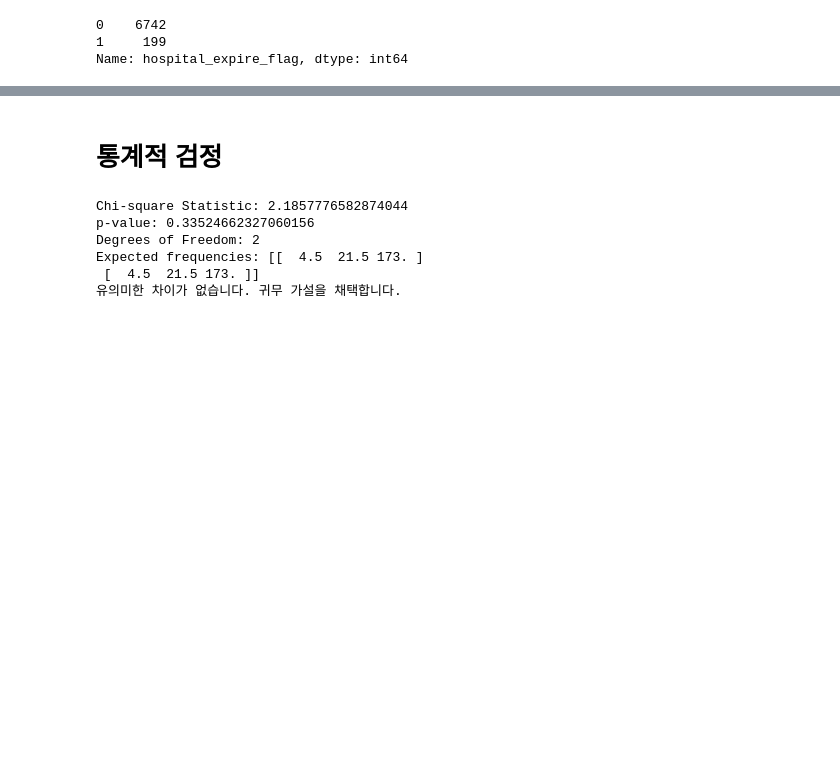
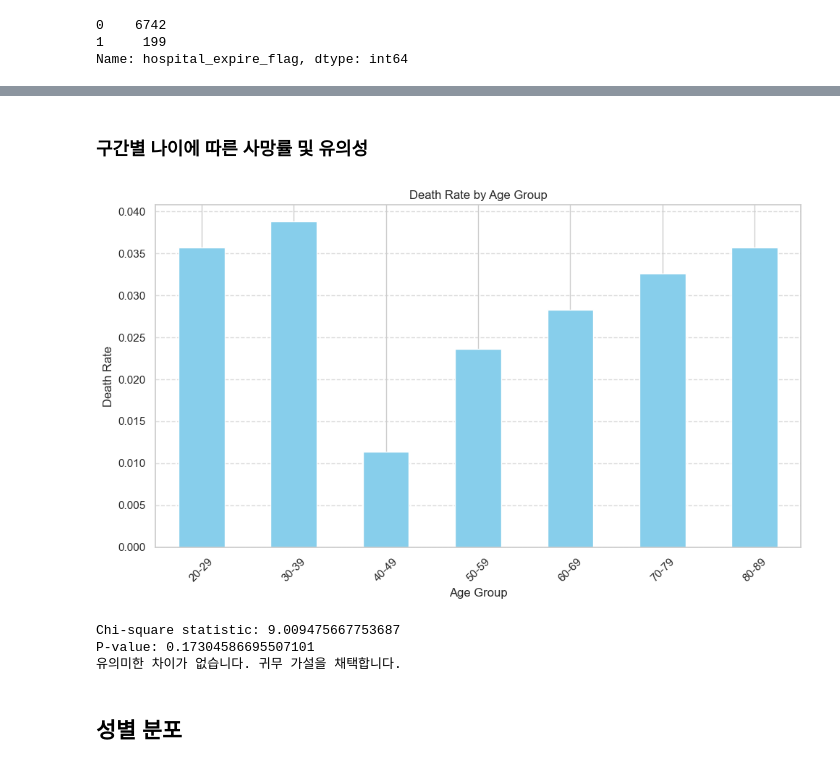
Before and after one commit to dohun-mat/mimic_iv_project, a Jupyter notebook: data_a.ipynb, the cells around one changed output, grey strips where cells are left out. Cells and saved outputs as stored; diff of their text form; code cells hidden in the pictures; blank space fills up the shorter version.

```diff
--- a/data_a.ipynb
+++ b/data_a.ipynb
@@ -1088,28 +830,43 @@ plt.show()
-# %% [markdown]
-# 통계적 검정
-# %%
-from scipy.stats import chi2_contingency
-
-# 데이터 준비
-observed = [[potassium_death_count[0], potassium_death_count[1], potassium_death_count[2]],
-            [sodium_death_count[0], sodium_death_count[1], sodium_death_count[2]]]
-
-# 카이 제곱 검정 수행
-chi2, p, dof, expected = chi2_contingency(observed)
-
-print("Chi-square Statistic:", chi2)
-print("p-value:", p)
-print("Degrees of Freedom:", dof)
-print("Expected frequencies:", expected)
-
-if p < 0.05:
-    print("유의미한 차이가 있습니다. 대립 가설을 채택합니다.")
-else:
-    print("유의미한 차이가 없습니다. 귀무 가설을 채택합니다.")
-# %% [output]
-Chi-square Statistic: 2.1857776582874044
-p-value: 0.33524662327060156
-Degrees of Freedom: 2
-Expected frequencies: [[  4.5  21.5 173. ]
- [  4.5  21.5 173. ]]
-유의미한 차이가 없습니다. 귀무 가설을 채택합니다.
+# %% [markdown]
+### 구간별 나이에 따른 사망률 및 유의성
+# %%
+# 나이 구간 설정 (10살 간격)
+age_bins = np.arange(20, 91, 10)
+age_labels = [f"{i}-{i+9}" for i in age_bins[:-1]]
+df_data['age_group'] = pd.cut(df_data['admit_age'], bins=age_bins, labels=age_labels, right=False)
+
+# 각 나이 구간에 대한 사망률 계산
+death_rate_by_age = df_data.groupby('age_group')['hospital_expire_flag'].mean()
+
+# 시각화
+plt.figure(figsize=(10, 6))
+death_rate_by_age.plot(kind='bar', color='skyblue')
+plt.title('Death Rate by Age Group')
+plt.xlabel('Age Group')
+plt.ylabel('Death Rate')
+plt.xticks(rotation=45)
+plt.grid(axis='y', linestyle='--', alpha=0.7)
+plt.tight_layout()
+plt.show()
+
+# 통계적 검정 (카이제곱 검정)
+# 귀무가설: 나이 구간과 사망률은 독립적이다.
+# 대립가설: 나이 구간과 사망률은 연관이 있다.
+
+contingency_table = pd.crosstab(df_data['age_group'], df_data['hospital_expire_flag'])
+chi2, p, _, _ = chi2_contingency(contingency_table)
+
+print(f"Chi-square statistic: {chi2}")
+print(f"P-value: {p}")
+
+if p < 0.05:
+    print("유의미한 차이가 있습니다. 대립 가설을 채택합니다.")
+else:
+    print("유의미한 차이가 없습니다. 귀무 가설을 채택합니다.")
+# %% [output]
+[figure, added]
+Chi-square statistic: 9.009475667753687
+P-value: 0.17304586695507101
+유의미한 차이가 없습니다. 귀무 가설을 채택합니다.
+# %% [markdown]
+## 성별 분포
```
Also changed, not shown: parts of 73 cells of this notebook.
